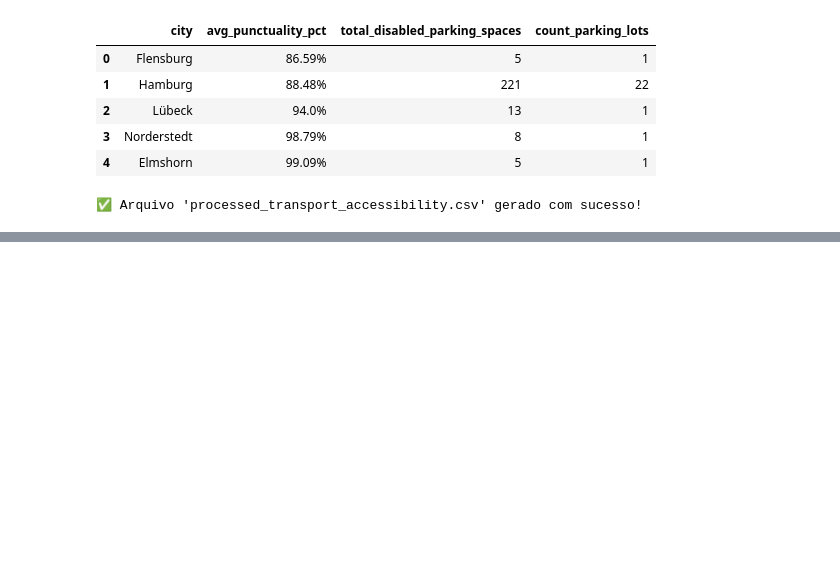
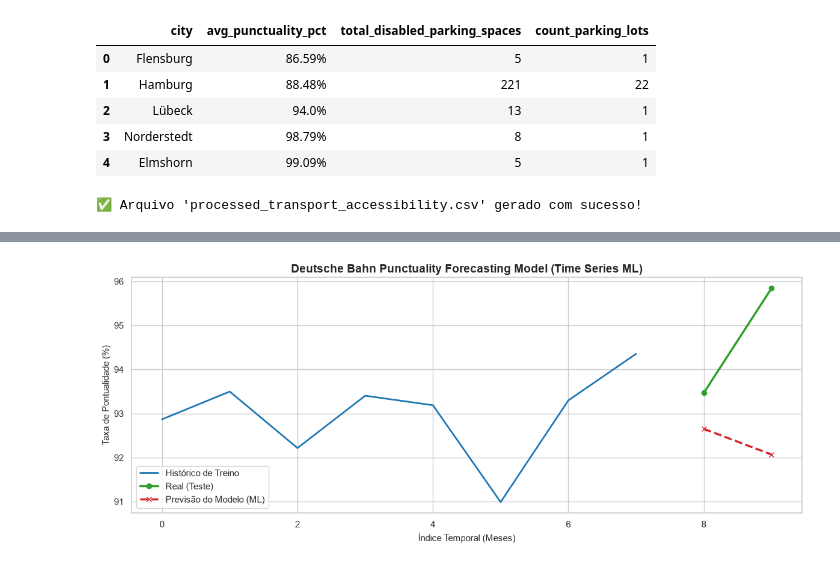
Before and after one commit to kelvinliske/db-transportation-insights, a Jupyter notebook: Analysis Trains Germany.ipynb, the cells around one changed output, grey strips where cells are left out. Saved outputs shown, nothing was run; the diff lists cells and outputs as text; code cells hidden in the pictures; blank space fills up the shorter version.

Commit message:
Machine learnig to predicitve model

```diff
--- a/Analysis Trains Germany.ipynb
+++ b/Analysis Trains Germany.ipynb
@@ -466,0 +470,74 @@ print("\n✅ Sucesso total! 'processed_transport_accessibility.csv' e 'correlati
+# %%
+
+
+# Temporal Series Analysis for Punctuality Forecasting
+df_ts = df_punc.copy()
+
+# Cleaning and converting the target column to numeric, dropping NaN values
+df_ts['puenktlichkeitsniveau_an'] = pd.to_numeric(df_ts['puenktlichkeitsniveau_an'], errors='coerce')
+df_ts = df_ts.dropna(subset=['puenktlichkeitsniveau_an'])
+
+# temporal series analysis requires the data to be sorted by time, so we sort the DataFrame by the 'jahr' column (year) and reset the index
+df_ts = df_ts.sort_values(by='jahr').reset_index(drop=True)
+
+# Avg punctuality of all lines
+df_monthly = df_ts.groupby('jahr', as_index=False)['puenktlichkeitsniveau_an'].mean()
+df_monthly.rename(columns={'puenktlichkeitsniveau_an': 'punctuality_target'}, inplace=True)
+
+# Features Temporal Series (Lags & Rolling)
+# Lag 1: last month punctuality
+df_monthly['lag_1'] = df_monthly['punctuality_target'].shift(1)
+# Lag 2: 2 months ago punctuality
+df_monthly['lag_2'] = df_monthly['punctuality_target'].shift(2)
+# average of the last 3 months
+df_monthly['rolling_mean_3'] = df_monthly['punctuality_target'].shift(1).rolling(window=3).mean()
+
+# Remove NaN because of Lags
+df_model = df_monthly.dropna().reset_index(drop=True)
+
+# Split Temporal
+# 80% of the oldest months for training and the 20% most recent for testing
+split_idx = int(len(df_model) * 0.8)
+
+train = df_model.iloc[:split_idx]
+test = df_model.iloc[split_idx:]
+
+features = ['lag_1', 'lag_2', 'rolling_mean_3']
+X_train, y_train = train[features], train['punctuality_target']
+X_test, y_test = test[features], test['punctuality_target']
+
+# 4. Training the predictive model
+model = RandomForestRegressor(n_estimators=100, random_state=42)
+model.fit(X_train, y_train)
+
+# Predictions
+predictions = model.predict(X_test)
+
+# Model Evaluation (Industrial Metrics)
+mae = mean_absolute_error(y_test, predictions)
+rmse = np.sqrt(mean_squared_error(y_test, predictions))
+
+print("="*50)
+print("📈 RESULT OF PUNCTUALITY FORECAST (DB)")
+print("="*50)
+print(f"🔹 MAE  (Medium Absolute Error) : {mae:.2f}% of punctuality")
+print(f"🔹 RMSE (Root Mean Square Error): {rmse:.2f}%")
+print("="*50)
+
+# Forecasrt Visualization
+plt.figure(figsize=(12, 5))
+sns.set_theme(style="whitegrid")
+
+plt.plot(train.index, y_train, label='Histórico de Treino', color='#1f77b4', linewidth=2)
+plt.plot(test.index, y_test, label='Real (Teste)', color='#2ca02c', linewidth=2.5, marker='o')
+plt.plot(test.index, predictions, label='Previsão do Modelo (ML)', color='#d62728', linestyle='--', linewidth=2.5, marker='x')
+
+plt.title('Deutsche Bahn Punctuality Forecasting Model (Time Series ML)', fontsize=14, fontweight='bold')
+plt.xlabel('Índice Temporal (Meses)', fontsize=11)
+plt.ylabel('Taxa de Pontualidade (%)', fontsize=11)
+plt.legend(loc='lower left', frameon=True)
+plt.tight_layout()
+
+plt.savefig('punctuality_forecast.png', dpi=300)
+plt.show()
+# %% [output]
@@ -466,0 +550 @@ print("\n✅ Sucesso total! 'processed_transport_accessibility.csv' e 'correlati
+[figure, added]
```
Also changed, not shown: parts of 6 cells of this notebook, 3 other files.
